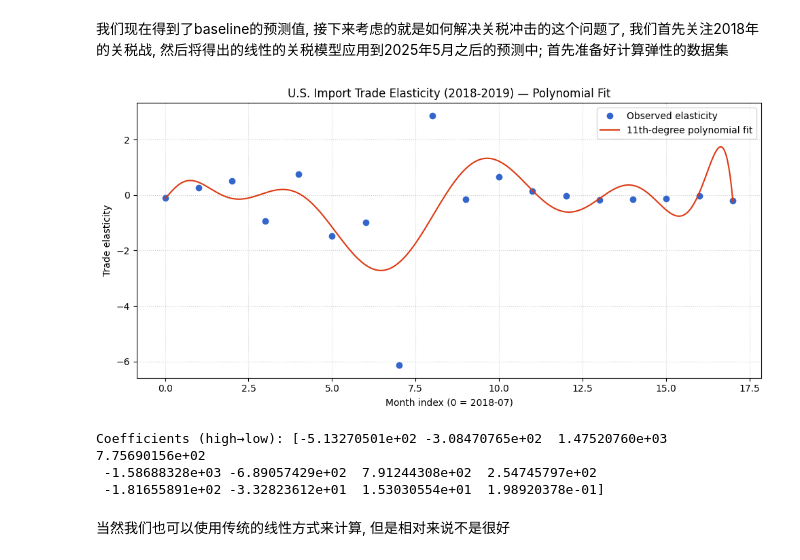
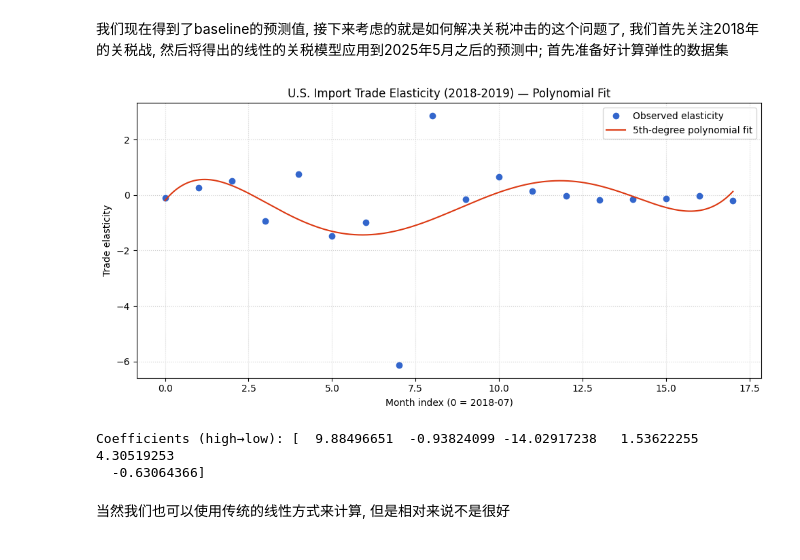
Before and after one commit to d-joshua-c/Math_Modeling_APMCM, a Jupyter notebook: code/notebook/Q4.ipynb, the cells around one changed output. Drawn from its saved outputs; the diff is of its cells as text; code cells hidden in the pictures.

```diff
--- a/code/notebook/Q4.ipynb
+++ b/code/notebook/Q4.ipynb
@@ -324,38 +324,37 @@ y = df["real_elasticities"].astype(float).dropna().reset_index(drop=True)
 
 # 将自变量（月序号）缩放到[-1, 1]，提升高阶拟合稳定性
 t = np.arange(len(y), dtype=float)
 t_min, t_max = float(t.min()), float(t.max())
 t_scaled = np.zeros_like(t) if t_max == t_min else 2.0 * (t - t_min) / (t_max - t_min) - 1.0
 
 # 设置多项式阶数（默认12）
-degree = 11
+degree = 5
 if len(y) < degree + 2:
     raise ValueError(f"数据点过少: {len(y)} < {degree + 2}")
 
 # 拟合与平滑曲线
 coef = np.polyfit(t_scaled, y.values, deg=degree)     # 拟合系数（高到低）
 t_dense = np.linspace(t_scaled.min(), t_scaled.max(), 400)
 y_dense = np.polyval(coef, t_dense)
 
 # 绘图（英文标签，非阻塞式）
 plt.figure(figsize=(10, 5))
 plt.plot(np.arange(len(y)), y.values, "o", label="Observed elasticity", color="#3366CC")
 plt.plot(np.linspace(0, len(y) - 1, len(t_dense)), y_dense, "-", label=f"{degree}th-degree polynomial fit", color="#DC3912")
 plt.xlabel("Month index (0 = 2018-07)")
 plt.ylabel("Trade elasticity")
 plt.title("U.S. Import Trade Elasticity (2018-2019) — Polynomial Fit")
 plt.grid(True, linestyle=":", alpha=0.6)
 plt.legend()
 plt.tight_layout()
 plt.show(block=False)
 
 # 如需查看拟合系数，可打印：
 print("Coefficients (high→low):", coef)
 # %% [output]
-[figure, old version]
+[figure, new version]
-Coefficients (high→low): [-5.13270501e+02 -3.08470765e+02  1.47520760e+03  7.75690156e+02
- -1.58688328e+03 -6.89057429e+02  7.91244308e+02  2.54745797e+02
- -1.81655891e+02 -3.32823612e+01  1.53030554e+01  1.98920378e-01]
+Coefficients (high→low): [  9.88496651  -0.93824099 -14.02917238   1.53622255   4.30519253
+  -0.63064366]
 # %% [markdown]
 当然我们也可以使用传统的线性方式来计算, 但是相对来说不是很好
 # %%
```
Also changed, not shown: parts of 2 cells of this notebook, 2 other files.
